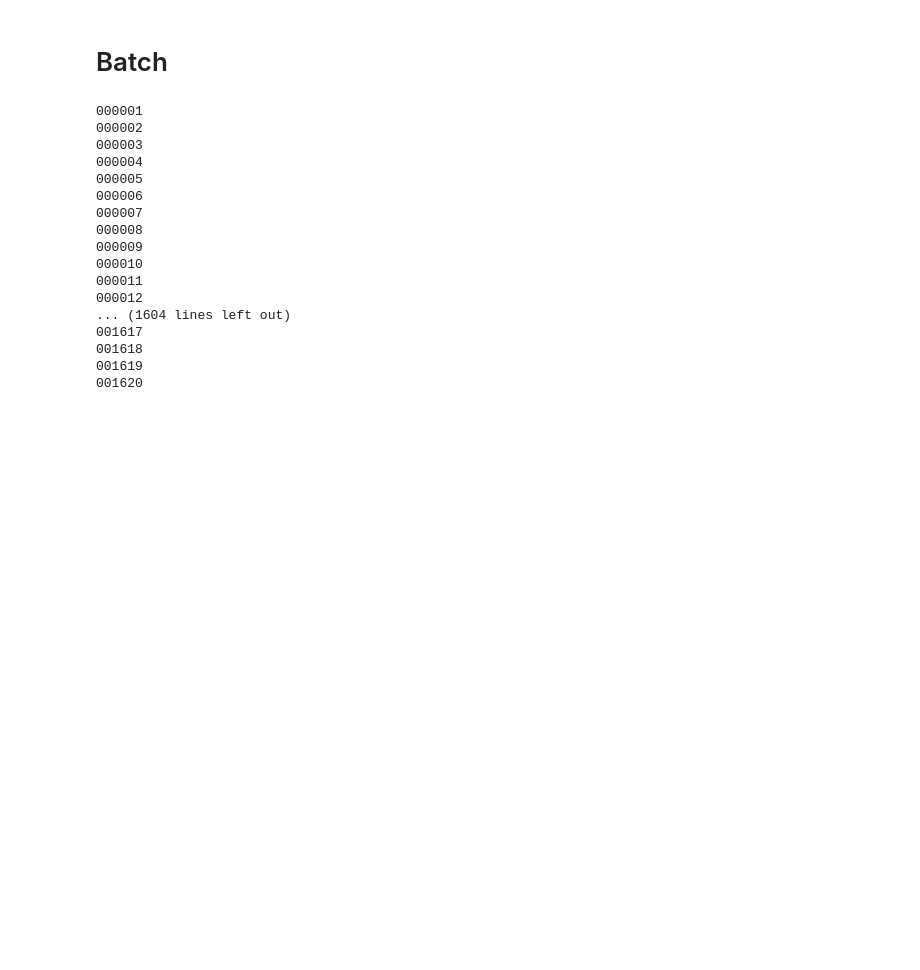
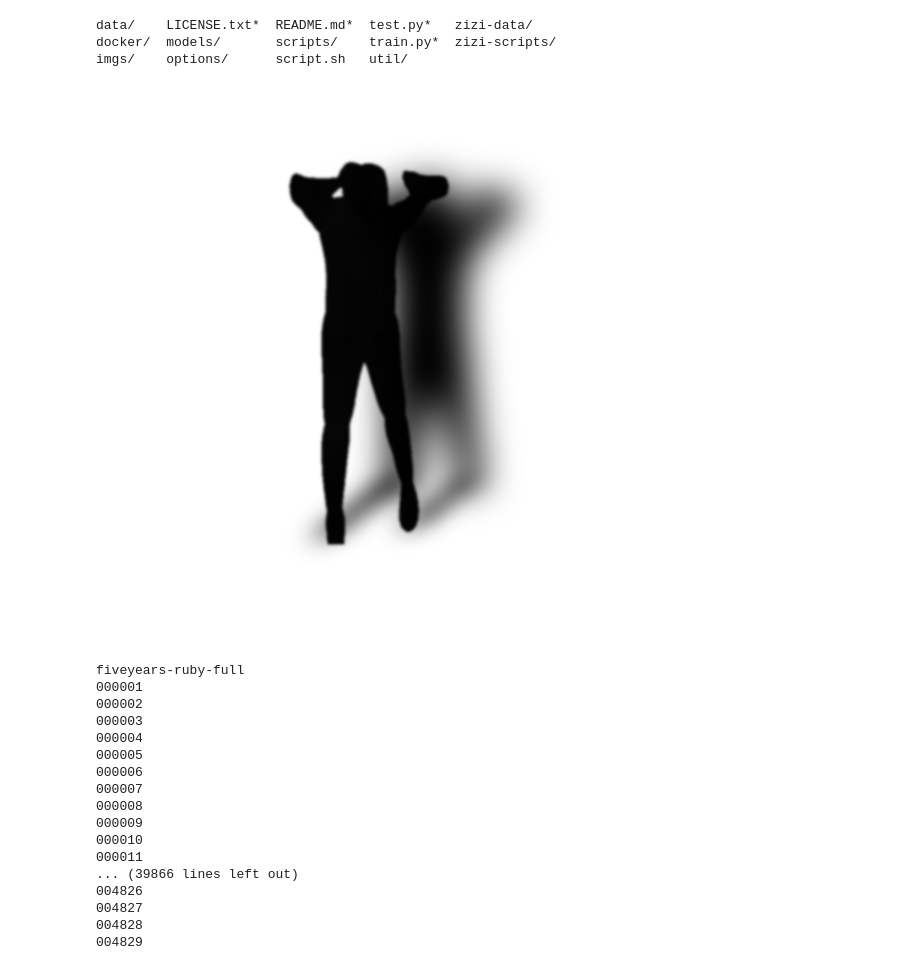
Before and after one commit to jakeelwes/vid2vid, a Jupyter notebook: zizi-scripts/generateShadows.ipynb, the cells around one changed output. Drawn from its saved outputs; the diff is of its cells as text; code cells hidden in the pictures; blank space fills up the shorter version.

```diff
--- a/zizi-scripts/generateShadows.ipynb
+++ b/zizi-scripts/generateShadows.ipynb
@@ -5,21 +5,9 @@ from PIL import Image, ImageOps, ImageFilter, ImageEnhance
 import cv2
 import numpy as np
 import glob, os
-# %%
-im = cv2.imread('datasets/acts/Me-actTest-RosesTurn/test_densepose/000001_IUV.png')
-im = im/255.0
-im_power_law_transformation = cv2.pow(im,0.01)
-
-im_PIL = Image.fromarray((im_power_law_transformation * 255).astype(np.uint8))
-
-display(Image.fromarray((im * 255).astype(np.uint8)))
-
-im_invert = ImageOps.invert(im_PIL).convert('LA')
-
-blur = im_invert.filter(ImageFilter.GaussianBlur(radius=25))
-enhancer = ImageEnhance.Contrast(blur)
-blurdarken = enhancer.enhance(1.3)
-
-display(blurdarken)
-# %% [markdown]
-# Batch
+# %%
+ls ..
+# %% [output]
+data/    LICENSE.txt*  README.md*  test.py*   zizi-data/
+docker/  models/       scripts/    train.py*  zizi-scripts/
+imgs/    options/      script.sh   util/
@@ -25,0 +105,5 @@ display(blurdarken)
+# %%
+im = cv2.imread('../zizi-data/datasets/acts/full/test_densepose/fiveyears-ruby-full/005001_IUV.png')
+display(make_img(im))
+# %% [output]
+[figure, added]
@@ -26,26 +112,25 @@ display(blurdarken)
 # %%
-directory = "Me-actTest-RosesTurn-Close"
+# directory = "fiveyears-ruby-full"
+# ../zizi-data/datasets/acts/full/test_densepose/fiveyears-ruby-full/005001_IUV.png
 
-sdir = "datasets/acts/"+directory+"/test_shadow/"
-if not os.path.exists(sdir):
-    os.mkdir(sdir)
+for d in sorted(glob.glob("../zizi-data/datasets/acts/full/test_densepose/*")):
+    print(os.path.basename(d))
+    directory = os.path.basename(d)
 
-for file in sorted(glob.glob("datasets/acts/"+directory+"/test_densepose/*.png")):
-    name = os.path.basename(file).replace('_IUV.png','')
-    print(name)
+    sdir = "../zizi-data/datasets/acts/full/test_shadow/"+directory+"/"
 
-    im = cv2.imread(file)
-    im = im/255.0
-    im_power_law_transformation = cv2.pow(im,0.01)
-    im_PIL = Image.fromarray((im_power_law_transformation * 255).astype(np.uint8))
+    if not os.path.exists(sdir):
+        os.mkdir(sdir)
 
-    im_invert = ImageOps.invert(im_PIL).convert('LA')
-    blur = im_invert.filter(ImageFilter.GaussianBlur(radius=25))
-    enhancer = ImageEnhance.Contrast(blur)
-    blurdarken = enhancer.enhance(1.3)
-#     display(blurdarken)
-    blurdarken.save(sdir+name+".png")
+    for file in sorted(glob.glob("../zizi-data/datasets/acts/full/test_densepose/"+directory+"/*.png")):
+        name = os.path.basename(file).replace('_IUV.png','')
+        print(name)
+
+        im = cv2.imread(file)
+
+        make_img(im).save(sdir+name+".png")
 # %% [output]
+fiveyears-ruby-full
 000001
 000002
 000003
@@ -57,9 +142,8 @@ for file in sorted(glob.glob("datasets/acts/"+directory+"/test_densepose/*.png")
 000009
 000010
 000011
-000012
-... (1604 lines left out)
-001617
-001618
-001619
-001620
+... (39866 lines left out)
+004826
+004827
+004828
+004829
```
Also changed, not shown: parts of 3 cells of this notebook, 1 other file.
